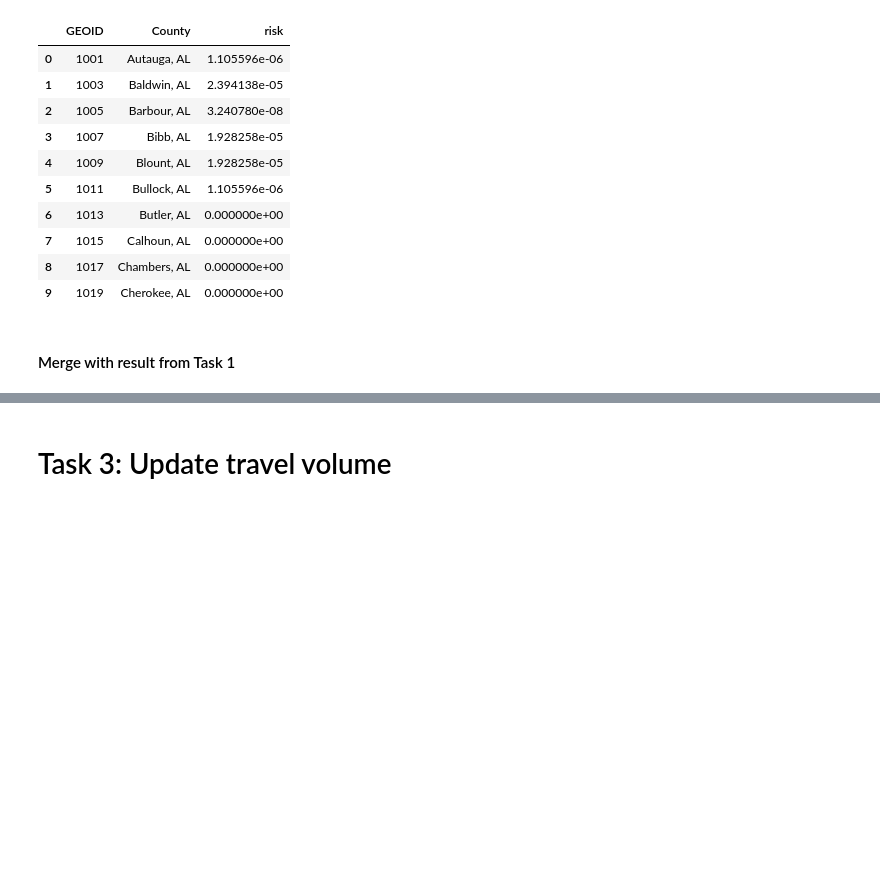
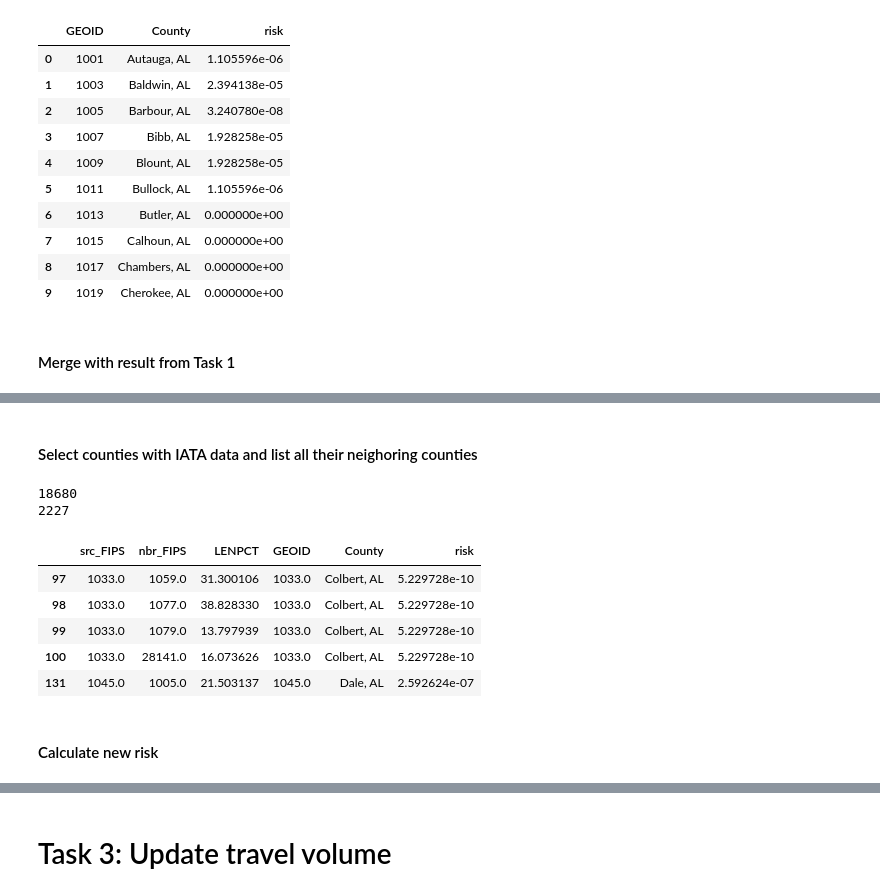
Before and after one commit to enshengdong/measles, a Jupyter notebook: Neighboring_Counties.ipynb, the cells around one changed output, grey strips where cells are left out. Cells and saved outputs as stored; diff of their text form; code cells hidden in the pictures; blank space fills up the shorter version.

```diff
--- a/Neighboring_Counties.ipynb
+++ b/Neighboring_Counties.ipynb
@@ -281,0 +329,7 @@ df_us_risk.head(10)
+# %%
+df_nbr_tmp = df_nbr.groupby(['src_FIPS', 'nbr_FIPS']).agg({'LENGTH': 'sum'})
+# Change: groupby df_nbr_tmp and divide by sum
+df_len_pct = df_nbr_tmp.groupby(level=0) \
+.apply(lambda x: 100 * x / float(x.sum())) \
+.rename(columns={'LENGTH':'LENPCT'}) \
+.reset_index()
@@ -281,0 +345,20 @@ df_us_risk.head(10)
+# %% [markdown]
+#### Select counties with IATA data and list all their neighoring counties
+# %%
+df_temp = pd.merge(df_len_pct, df_risk, how='left', left_on='src_FIPS',right_on='GEOID')
+print(len(df_temp))
+df_us_tmp = df_temp.loc[df_temp['risk'].notnull()]
+#df_us_tmp = df_us_tmp[['GEOID','Labels','risk']]
+print(len(df_us_tmp))
+df_us_tmp.head(5)
+# %% [output]
+18680
+2227
+|  | src_FIPS | nbr_FIPS | LENPCT | GEOID | County | risk |
+| 97 | 1033.0 | 1059.0 | 31.300106 | 1033.0 | Colbert, AL | 5.229728e-10 |
+| 98 | 1033.0 | 1077.0 | 38.828330 | 1033.0 | Colbert, AL | 5.229728e-10 |
+| 99 | 1033.0 | 1079.0 | 13.797939 | 1033.0 | Colbert, AL | 5.229728e-10 |
+| 100 | 1033.0 | 28141.0 | 16.073626 | 1033.0 | Colbert, AL | 5.229728e-10 |
+| 131 | 1045.0 | 1005.0 | 21.503137 | 1045.0 | Dale, AL | 2.592624e-07 |
+# %% [markdown]
+#### Calculate new risk
```
Also changed, not shown: parts of 20 cells of this notebook.
